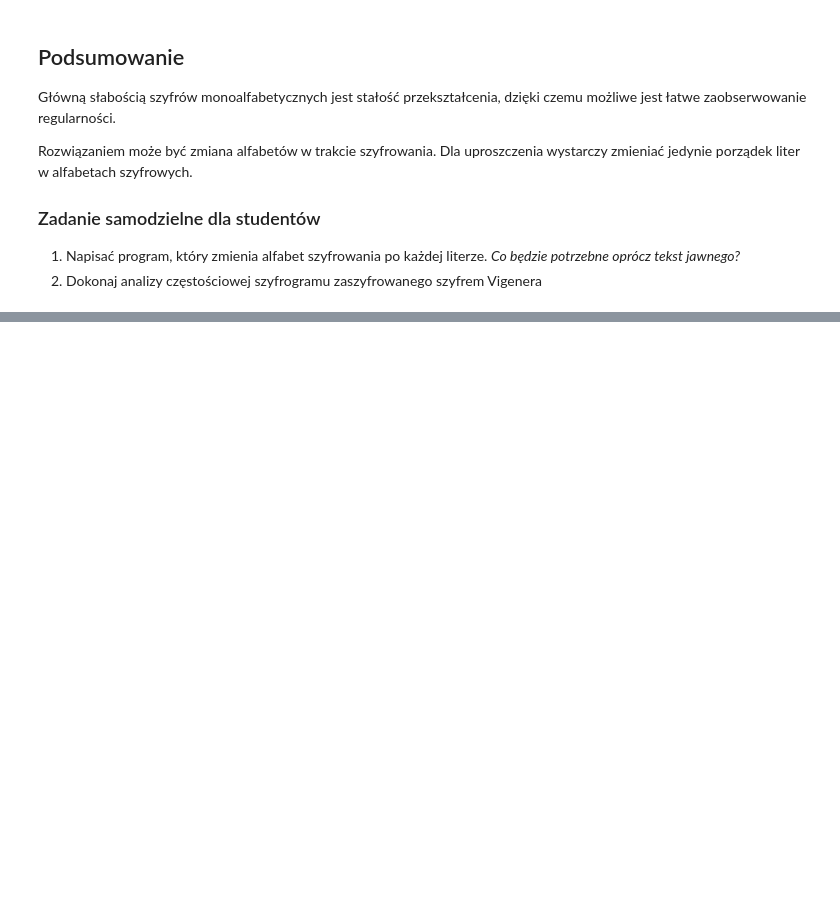
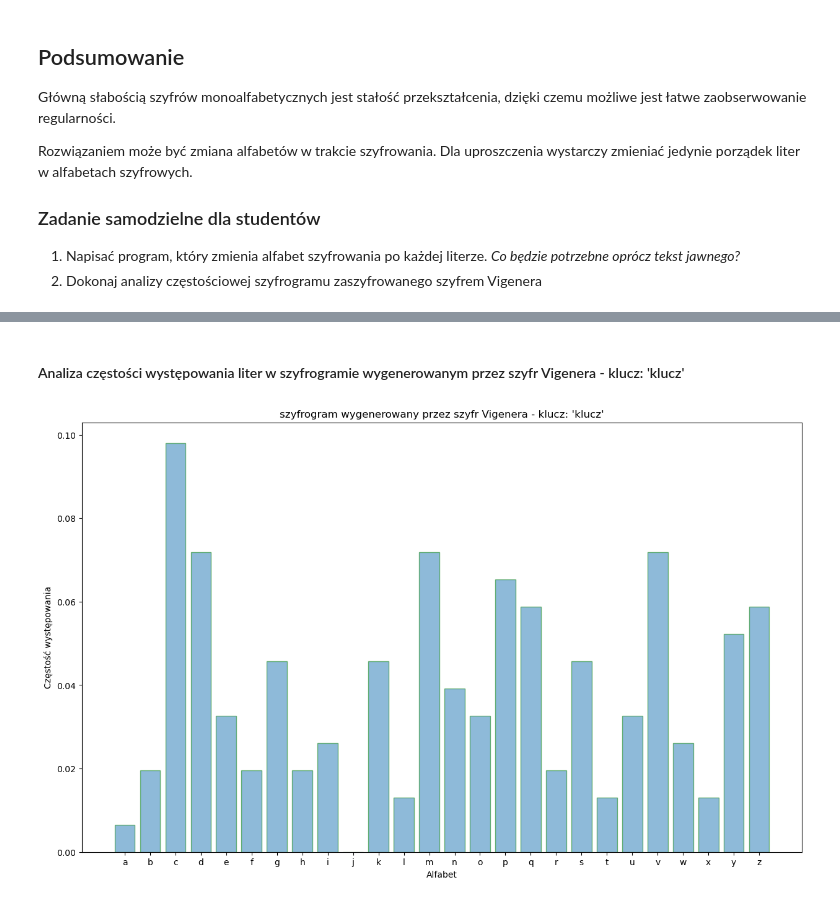
Before and after one commit to Kacper0199/Cryptography, a Jupyter notebook: lab1/Laboratorium_01_4students.ipynb, the cells around one changed output, grey strips where cells are left out. Cells and saved outputs as stored; diff of their text form; code cells hidden in the pictures; blank space fills up the shorter version.

```diff
--- a/lab1/Laboratorium_01_4students.ipynb
+++ b/lab1/Laboratorium_01_4students.ipynb
@@ -184,0 +193,27 @@ plt.show()
+# %%
+def vigenere_cipher(plaintext, key):
+    alphabet = [
+    'a','b','c','d','e','f','g','h','i','j','k','l','m',
+    'n','o','p','q','r','s','t','u','v','w','x','y','z'
+    ]
+    alphabet_size = 26
+
+    encoded_text = ''
+    for i, c in enumerate(plaintext):
+        c_key = key[i % len(key)]
+        encoded_text += alphabet[(alphabet.index(c) + alphabet.index(c_key)) % alphabet_size]
+
+    decoded_text = ''
+    for i, c in enumerate(encoded_text):
+        c_key = key[i % len(key)]
+        decoded_text += alphabet[(alphabet.index(c) - alphabet.index(c_key)) % alphabet_size]
+
+    return encoded_text, decoded_text
+# %%
+plaintext = "tobeornottobethatisthequestionwhethertisnoblerinthemindtosuffertheslingsandarrowsofoutrageousfortuneortotakearmsagainstaseaoftroublesandbyopposingendthem"
+key = "klucz"
+
+encoded_text, decoded_text = vigenere_cipher(plaintext, key)
+
+print("Szyfrogram: ",  encoded_text, "(spacje usunięte)", end="\n\n")
+print("Odszyfrowana wiadomość: ",  decoded_text, "(spacje usunięte)")
@@ -184,0 +224,6 @@ plt.show()
+# %% [markdown]
+#### Analiza częstości występowania liter w szyfrogramie wygenerowanym przez szyfr Vigenera - klucz: 'klucz'
+# %%
+plot_freq_chart(alphabet, encoded_text, f"szyfrogram wygenerowany przez szyfr Vigenera - klucz: '{key}'")
+# %% [output]
+[figure, added]
```
Also changed, not shown: parts of 15 cells of this notebook.
